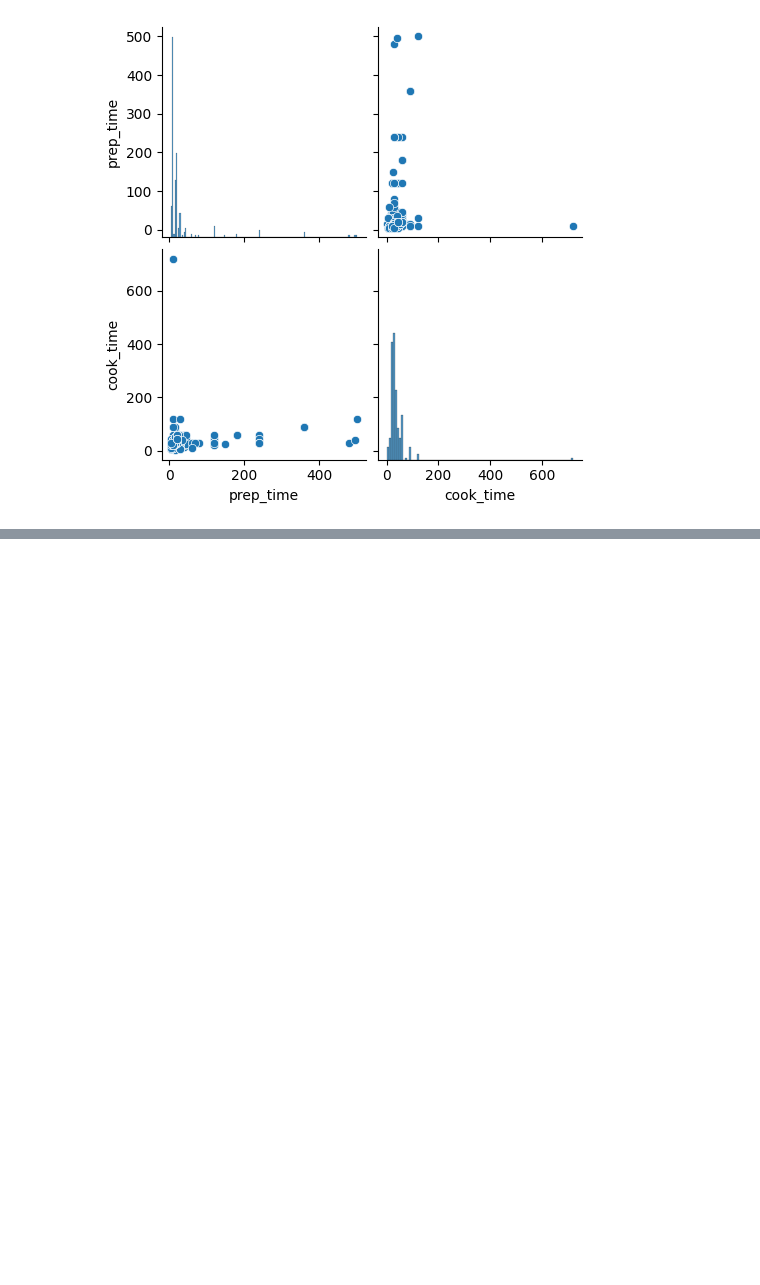
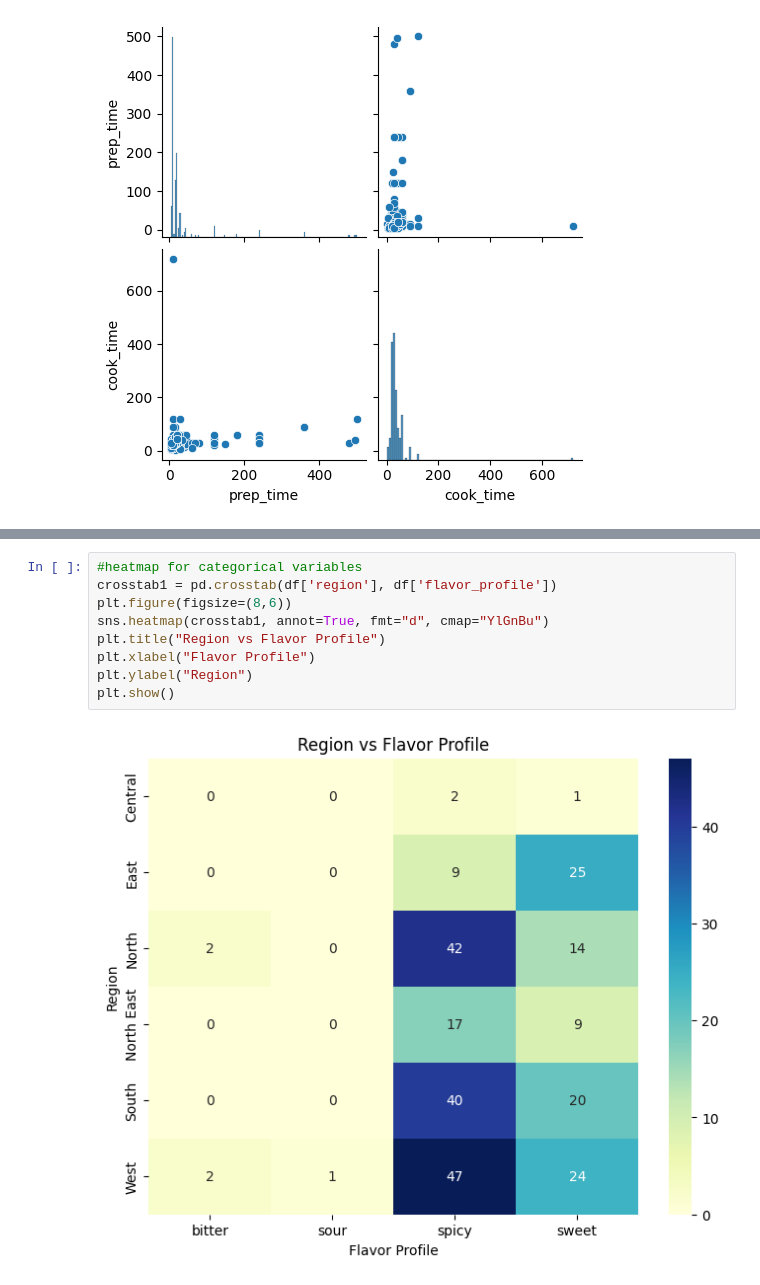
Before and after one commit to kriitiika10/EDA-Project, a Jupyter notebook: 22BDS0304.ipynb, the cells around one changed output, grey strips where cells are left out. Drawn from its saved outputs; the diff is of its cells as text; blank space fills up the shorter version.

```diff
--- a/22BDS0304.ipynb
+++ b/22BDS0304.ipynb
@@ -256,0 +446,11 @@ plt.show()
+# %%
+#heatmap for categorical variables
+crosstab1 = pd.crosstab(df['region'], df['flavor_profile'])
+plt.figure(figsize=(8,6))
+sns.heatmap(crosstab1, annot=True, fmt="d", cmap="YlGnBu")
+plt.title("Region vs Flavor Profile")
+plt.xlabel("Flavor Profile")
+plt.ylabel("Region")
+plt.show()
+# %% [output]
+[figure, added]
```
Also changed, not shown: parts of 27 cells of this notebook.
